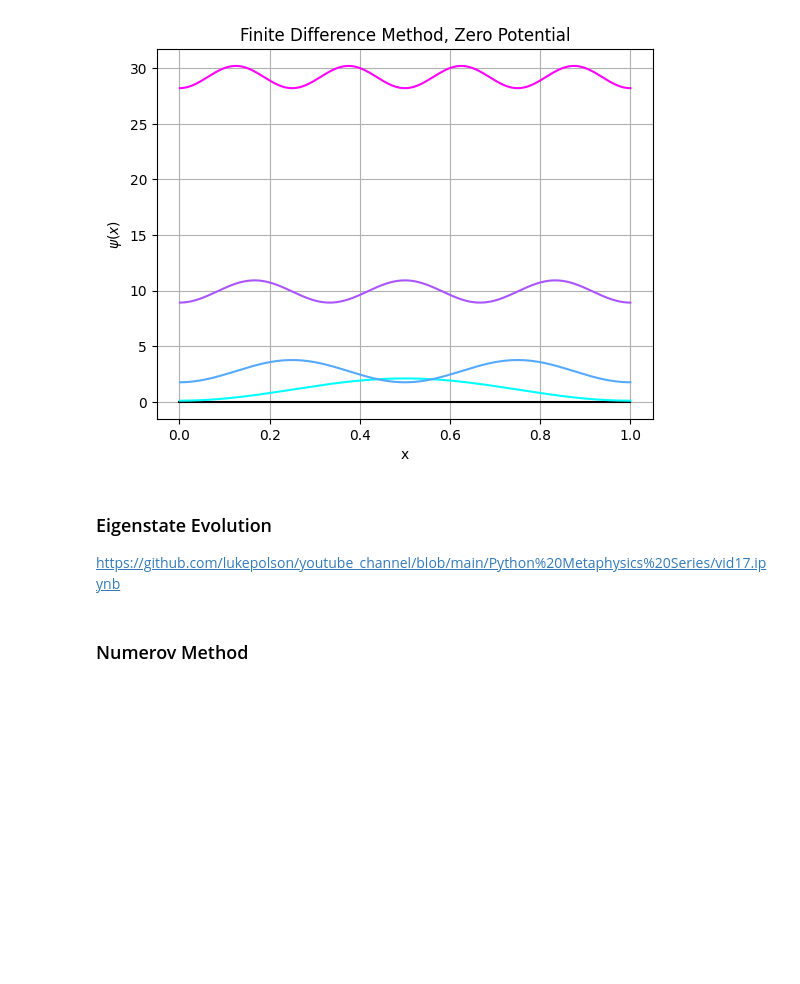
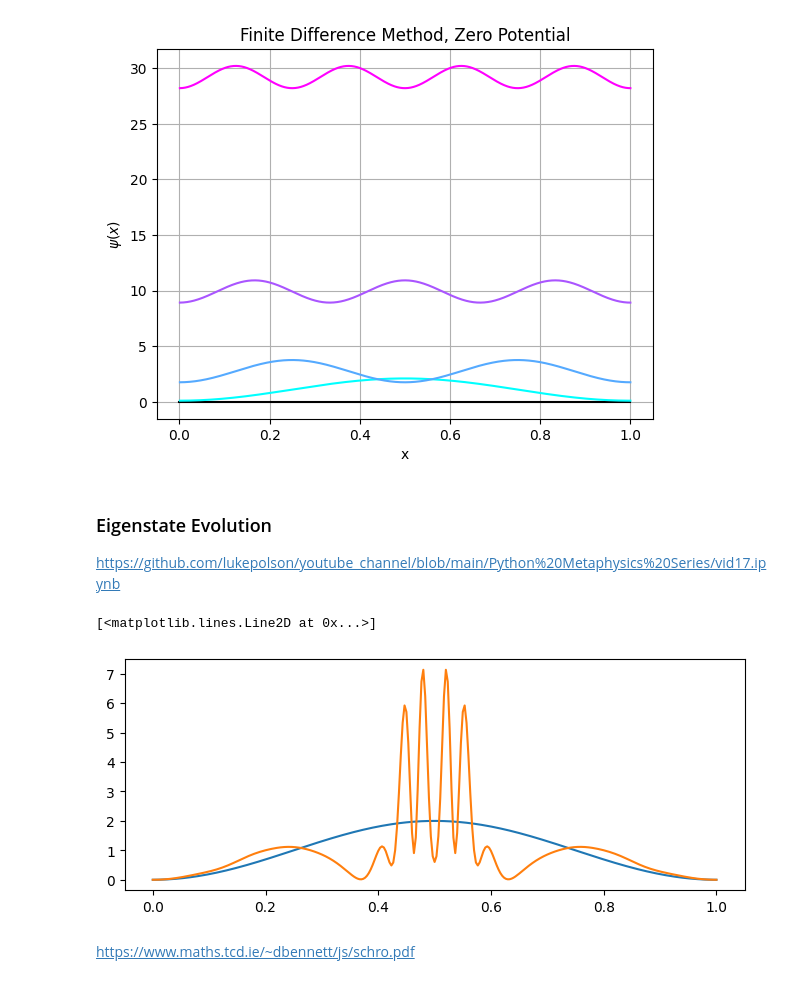
Before and after one commit to LFW25/PHYS512-Computational_Physics, a Jupyter notebook: Project/Schrodinger_Numerical.ipynb, the cells around one changed output. Saved outputs shown, nothing was run; the diff lists cells and outputs as text; code cells hidden in the pictures; blank space fills up the shorter version.

```diff
--- a/Project/Schrodinger_Numerical.ipynb
+++ b/Project/Schrodinger_Numerical.ipynb
@@ -395,33 +728,32 @@ https://github.com/lukepolson/youtube_channel/blob/main/Python%20Metaphysics%20S
 # %%
 import numpy as np
 import matplotlib.pyplot as plt
-from matplotlib import animation
-from matplotlib.animation import PillowWriter
 import numba
 from numba import jit
 from scipy.linalg import eigh_tridiagonal
 
 Nx = 301
 dx = 1/(Nx-1)
 x = np.linspace(0, 1, Nx)
 psi0 = np.sqrt(2)*np.sin(np.pi*x)
 
 def V(x):
     mu, sigma = 1/2, 1/20
     return -1e4*np.exp(-(x-1/2)**2/(2*(1/20)**2))
 
 d = 1/dx**2 + V(x)[1:-1]
 e = -1/(2*dx**2) * np.ones(len(d)-1)
 w, v = eigh_tridiagonal(d, e)
 
 E_js = w[0:70]
 psi_js = np.pad(v.T[0:70], [(0, 0), (1, 1)], mode='constant')
 cs = np.dot(psi_js, psi0)
 def psi_m2(t):
     return psi_js.T@(cs*np.exp(-1j*E_js*t))
 
 plt.figure(figsize=(8,3))
 plt.plot(x, psi0**2)
-plt.plot(x, np.absolute(psi_m2(10000*dt))**2)
+plt.plot(x, np.absolute(psi_m2(10000*dx))**2)
+# %% [output]
+[<matplotlib.lines.Line2D at 0x...>]
+[figure, added]
-# %% [markdown]
-### Numerov Method
@@ -487,0 +760,2 @@ plt.show()
+# %% [markdown]
+https://www.maths.tcd.ie/~dbennett/js/schro.pdf
```
Also changed, not shown: parts of 13 cells of this notebook.
